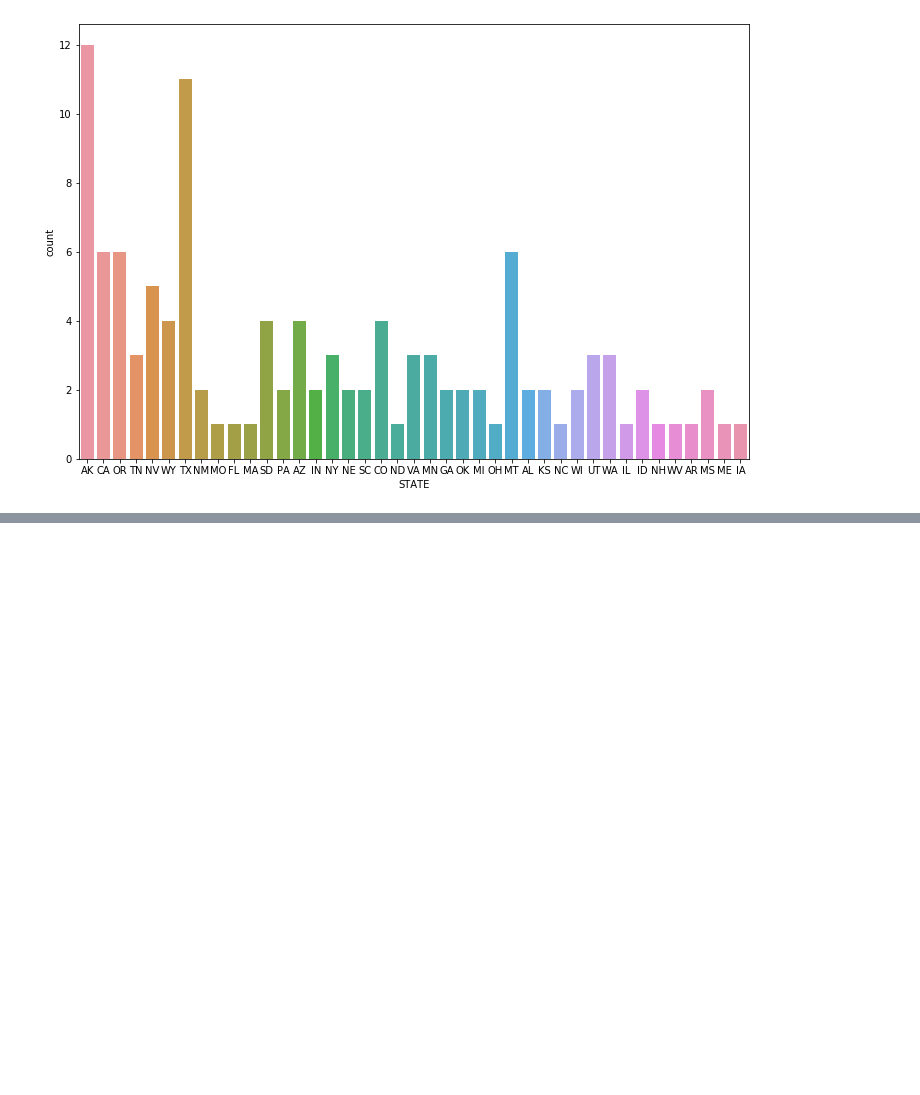
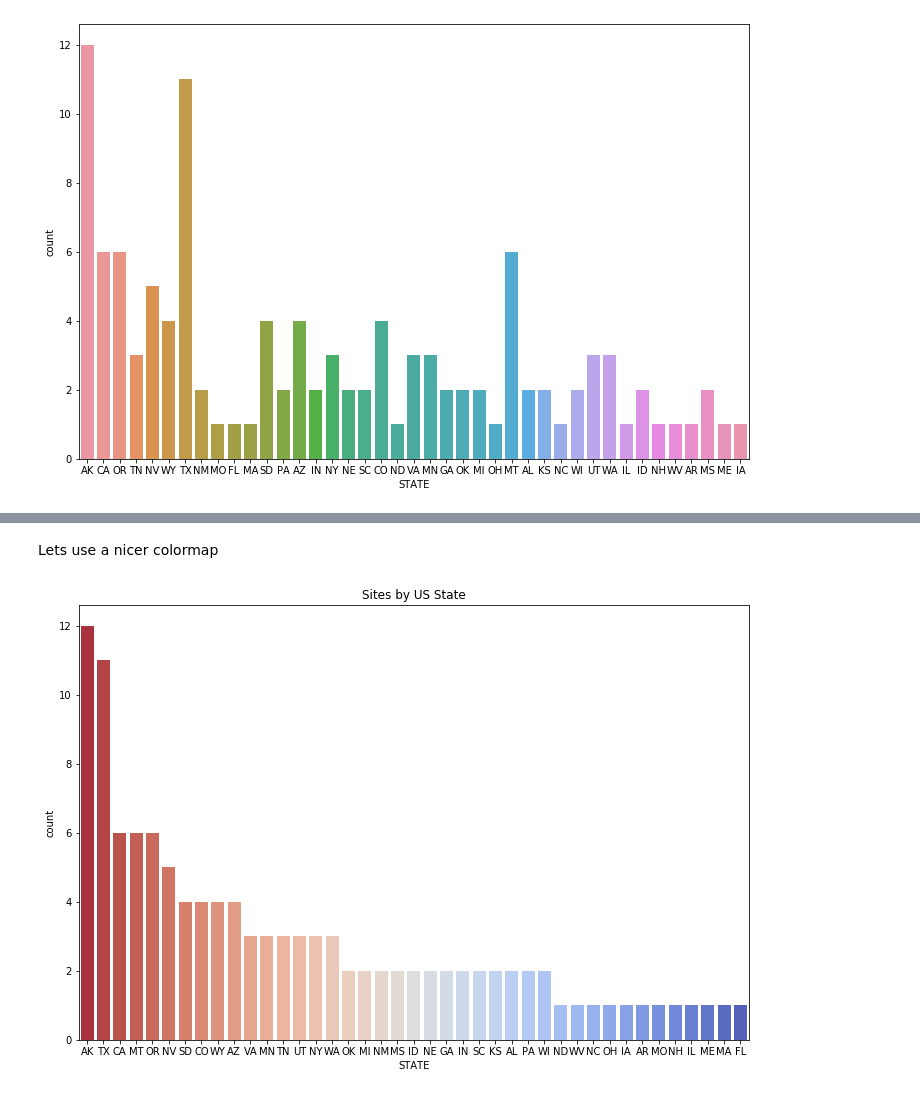
Before and after one commit to bdowdell/USArray_viz, a Jupyter notebook: nb/usarray_data_discovery.ipynb, the cells around one changed output, grey strips where cells are left out. Saved outputs shown, nothing was run; the diff lists cells and outputs as text; code cells hidden in the pictures; blank space fills up the shorter version.

```diff
--- a/nb/usarray_data_discovery.ipynb
+++ b/nb/usarray_data_discovery.ipynb
@@ -472,0 +492,9 @@ sns.countplot(x='STATE', data=df)
+# %% [markdown]
+Lets use a nicer colormap
+# %%
+fig = plt.figure(figsize=(12,8))
+sns.countplot(x='STATE', data=df, order=df['STATE'].value_counts().index, palette='coolwarm_r')
+plt.title('Sites by US State')
+plt.show()
+# %% [output]
+[figure, added]
```
Also changed, not shown: parts of 4 cells of this notebook.
